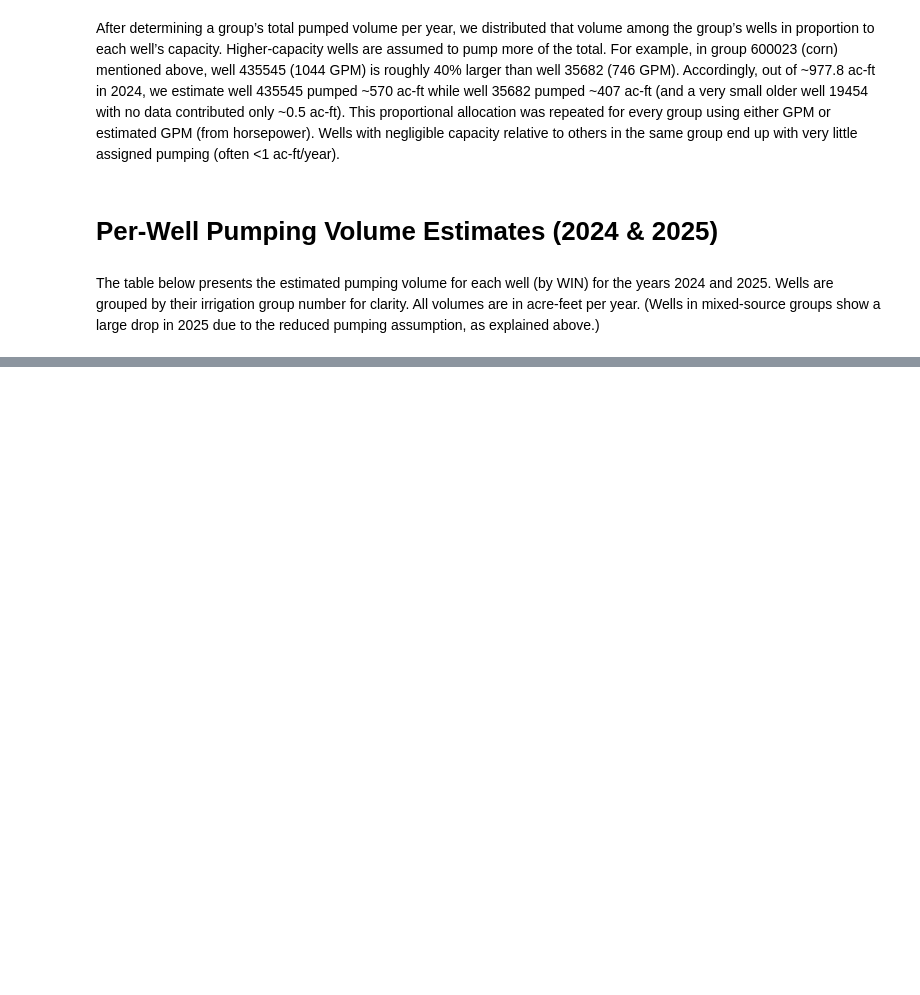
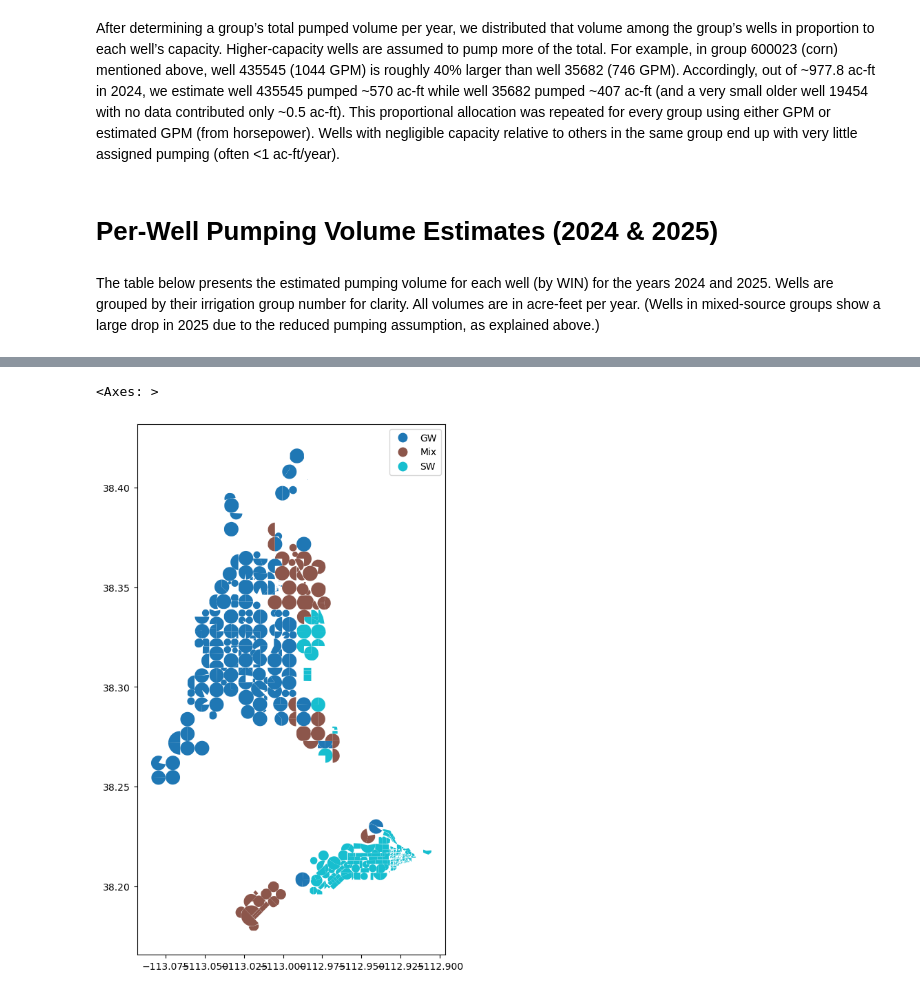
Before and after one commit to inkenbrandt/well_pump, a Jupyter notebook: 5_bayesian_pumping_estimates.ipynb, the cells around one changed output, grey strips where cells are left out. Drawn from its saved outputs; the diff is of its cells as text; code cells hidden in the pictures; blank space fills up the shorter version.

```diff
--- a/5_bayesian_pumping_estimates.ipynb
+++ b/5_bayesian_pumping_estimates.ipynb
@@ -42,3 +31,7 @@ After determining a group’s total pumped volume per year, we distributed that
 # Per-Well Pumping Volume Estimates (2024 & 2025)
 # %% [markdown]
 The table below presents the estimated pumping volume for each well (by WIN) for the years 2024 and 2025. Wells are grouped by their irrigation group number for clarity. All volumes are in acre-feet per year. (Wells in mixed-source groups show a large drop in 2025 due to the reduced pumping assumption, as explained above.)
+# %%
+fields = gpd.read_file("gis_files/pou_oet_consumed_1991_2025.gpkg")
+fields = fields.rename(columns=lambda x: int(x.replace("consumed_", "")) if "consumed_" in x else x)
+fields.columns
@@ -44,0 +50,6 @@ The table below presents the estimated pumping volume for each well (by WIN) for
+# %%
+fields.plot(column='WaterSourc',legend=True, figsize=(10,10))
+#plt.legend()
+# %% [output]
+<Axes: >
+[figure, added]
```
Also changed, not shown: parts of 10 cells of this notebook, 6 other files.
